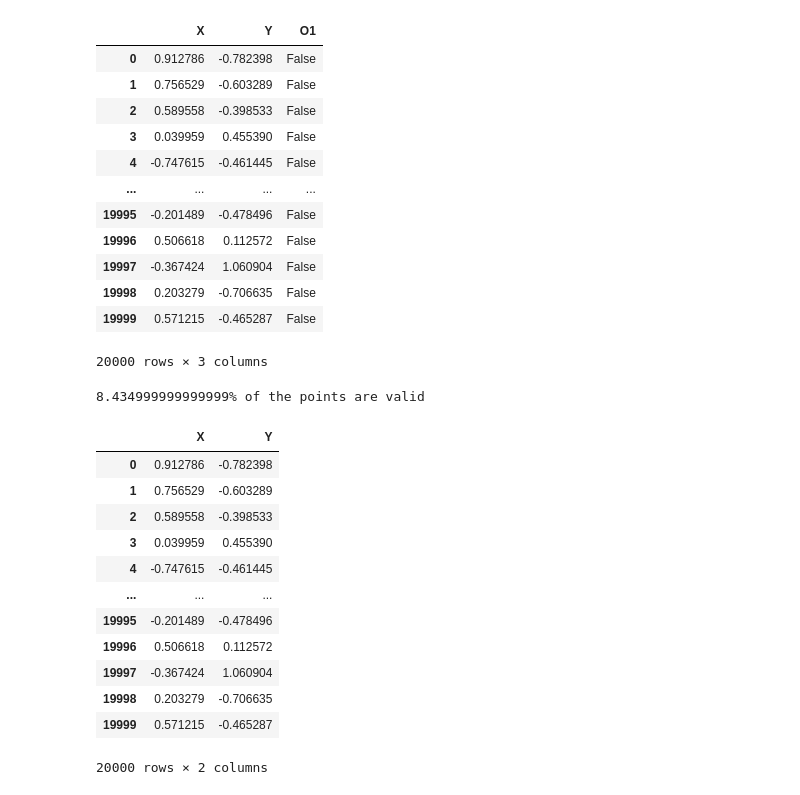
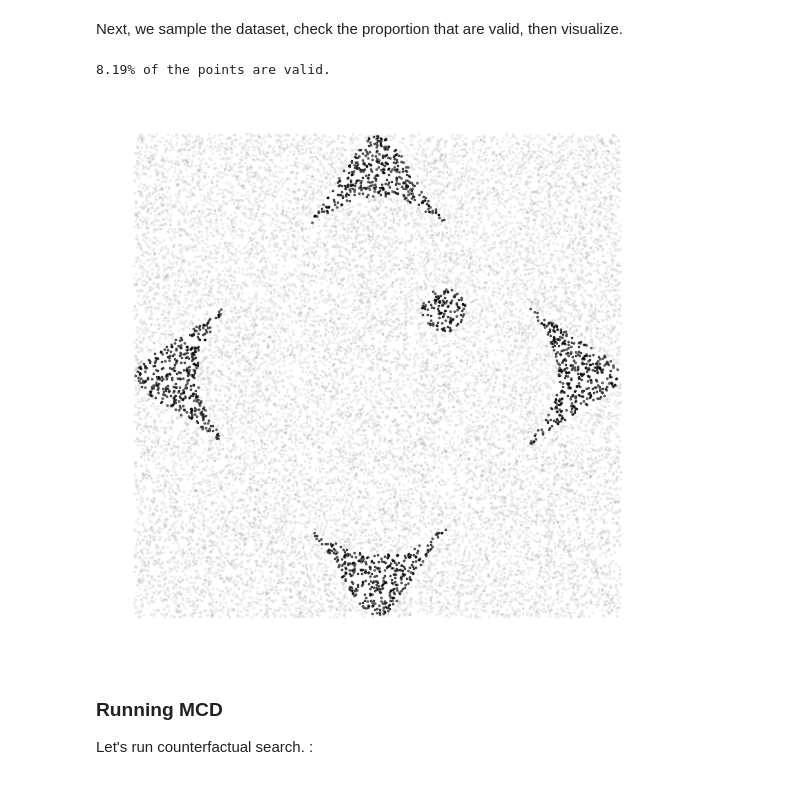
Before and after one commit to Lyleregenwetter/Multiobjective-Counterfactuals-for-Design, a Jupyter notebook: notebooks/2D Paper Results.ipynb, the cells around one changed output. Drawn from its saved outputs; the diff is of its cells as text; code cells hidden in the pictures.

```diff
--- a/notebooks/2D Paper Results.ipynb
+++ b/notebooks/2D Paper Results.ipynb
@@ -22,27 +49,22 @@ def validity(_x): #Validity function for the 2D case
+# %% [markdown]
+Next, we sample the dataset, check the proportion that are valid, then visualize.
 # %%
 all_datapoints = np.random.rand(20000, 2) #Sample 10000 2D points
 all_datapoints = all_datapoints*2.2-1.1 #Scale from -1.1 to 1.1
 x_df = pd.DataFrame(all_datapoints, columns = ["X", "Y"])
 validity_mask = validity(x_df)
 y_df = pd.DataFrame(validity_mask, columns = ["O1"])
 all_df = pd.concat([x_df, y_df], axis=1)
-display(all_df)
+
+#Check the proportion that are valid
+v = 100*np.mean(all_df["O1"])
+print(f"{v:.2f}% of the points are valid.")
+
+plt.figure(figsize=(5,5), dpi=200)
+plt.scatter(all_df[all_df["O1"]]["X"], all_df[all_df["O1"]]["Y"], color="black", label="Valid", s=0.1)
+plt.scatter(all_df[~all_df["O1"]]["X"], all_df[~all_df["O1"]]["Y"], color="gray", label="Invalid", s=0.1, alpha=0.2)
+plt.axis("off")
+plt.show()
 # %% [output]
-|  | X | Y | O1 |
-| 0 | 0.912786 | -0.782398 | False |
-| 1 | 0.756529 | -0.603289 | False |
-| 2 | 0.589558 | -0.398533 | False |
-| 3 | 0.039959 | 0.455390 | False |
-| 4 | -0.747615 | -0.461445 | False |
-| ... | ... | ... | ... |
-| 19995 | -0.201489 | -0.478496 | False |
-| 19996 | 0.506618 | 0.112572 | False |
-| 19997 | -0.367424 | 1.060904 | False |
-| 19998 | 0.203279 | -0.706635 | False |
-| 19999 | 0.571215 | -0.465287 | False |
-20000 rows × 3 columns
+8.19% of the points are valid.
+[figure, added]
-# %%
-v = 100*np.mean(all_df["O1"])
-print(f"{v}% of the points are valid")
-# %% [output]
-8.434999999999999% of the points are valid
@@ -69,17 +71,4 @@ def plotcfs(validity, counterfactuals, query, rangearr, dataset=False):
-# %%
-x_df
-# %% [output]
-|  | X | Y |
-| 0 | 0.912786 | -0.782398 |
-| 1 | 0.756529 | -0.603289 |
-| 2 | 0.589558 | -0.398533 |
-| 3 | 0.039959 | 0.455390 |
-| 4 | -0.747615 | -0.461445 |
-| ... | ... | ... |
-| 19995 | -0.201489 | -0.478496 |
-| 19996 | 0.506618 | 0.112572 |
-| 19997 | -0.367424 | 1.060904 |
-| 19998 | 0.203279 | -0.706635 |
-| 19999 | 0.571215 | -0.465287 |
-20000 rows × 2 columns
+# %% [markdown]
+### Running MCD
+Let's run counterfactual search. :
 # %%
```
Also changed, not shown: parts of 21 cells of this notebook.
